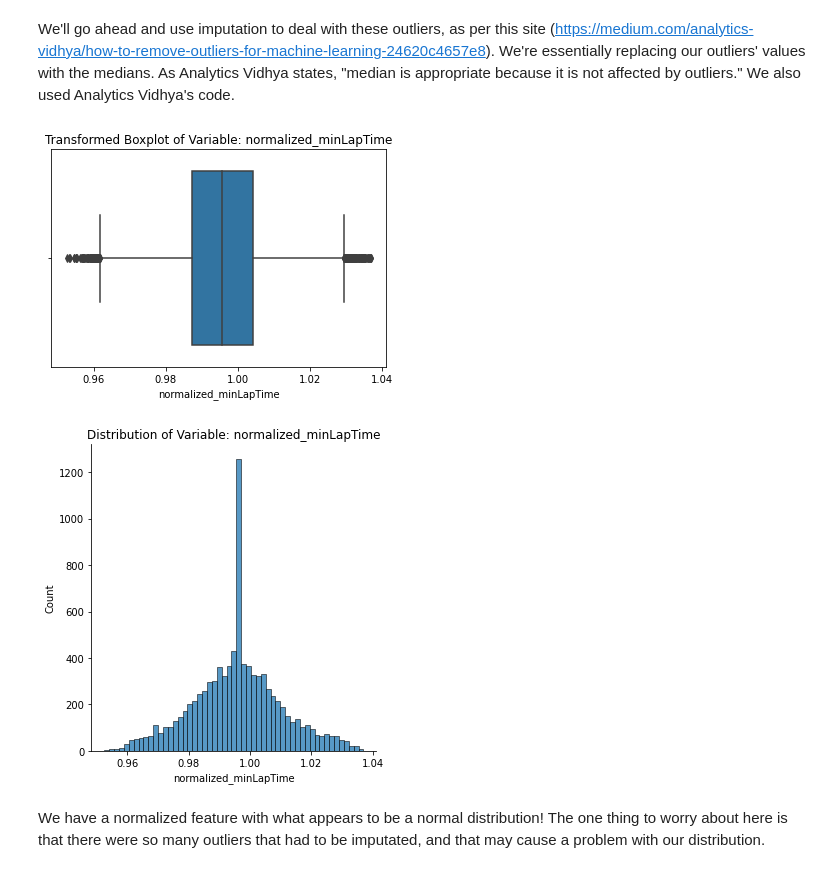
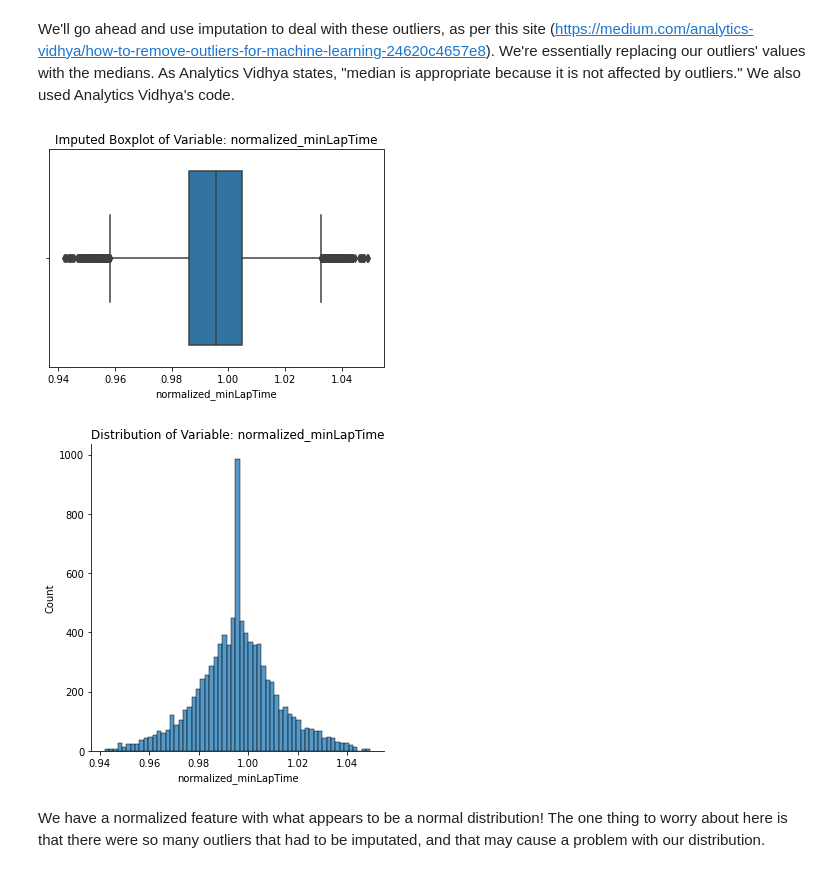
Before and after one commit to georgetown-analytics/Formula1, a Jupyter notebook: Feature_Transformation.ipynb, the cells around one changed output. Cells and saved outputs as stored; diff of their text form; code cells hidden in the pictures.

Commit message:
Adjusted outlier imputation on both minimum_lap_time and average_lap_time

```diff
--- a/Feature_Transformation.ipynb
+++ b/Feature_Transformation.ipynb
@@ -156,26 +156,27 @@ We'll go ahead and use imputation to deal with these outliers, as per this site
 # %%
 """
 Use Analytics Vidhya's code to create an if statement within a for loop to replace outliers above the
-uppertail or below the lowertail with the median.
+uppertail or below the lowertail with the median. Although Analytics Vidhya used 1.5 as their modifier,
+we'll use 2.0 in order to try and collect less outliers while still allowing the distribution to normalize.
 """
 for i in avglaps_min['normalized_minLapTime']:
     Q1 = avglaps_min['normalized_minLapTime'].quantile(0.25)
     Q3 = avglaps_min['normalized_minLapTime'].quantile(0.75)
     IQR = Q3 - Q1
-    lowertail = Q1 - 1.5 * IQR
-    uppertail = Q3 + 1.5 * IQR
+    lowertail = Q1 - 2.0 * IQR
+    uppertail = Q3 + 2.0 * IQR
     if i > uppertail or i < lowertail:
         avglaps_min['normalized_minLapTime'] = avglaps_min['normalized_minLapTime'].replace(i, np.median(avglaps_min['normalized_minLapTime']))
 
 # Plot a boxplot to find our outliers.
-newnormmin_boxplt = sns.boxplot(data = avglaps_min, x = 'normalized_minLapTime').set(title = "Transformed Boxplot of Variable: normalized_minLapTime")
+impnormmin_boxplt = sns.boxplot(data = avglaps_min, x = 'normalized_minLapTime').set(title = "Imputed Boxplot of Variable: normalized_minLapTime")
 # %% [output]
-[figure, old version]
+[figure, new version]
 # %%
 # Plot the new distribution of our new variable.
 newnorm_minlaptime_dist = sns.displot(avglaps_min, x = 'normalized_minLapTime').set(title = "Distribution of Variable: normalized_minLapTime")
 # %% [output]
-[figure, old version]
+[figure, new version]
 # %% [markdown]
 We have a normalized feature with what appears to be a normal distribution! The one thing to worry about here is that there were so many outliers that had to be imputated, and that may cause a problem with our distribution.
 # %% [markdown]
```
Also changed, not shown: parts of 8 cells of this notebook.
